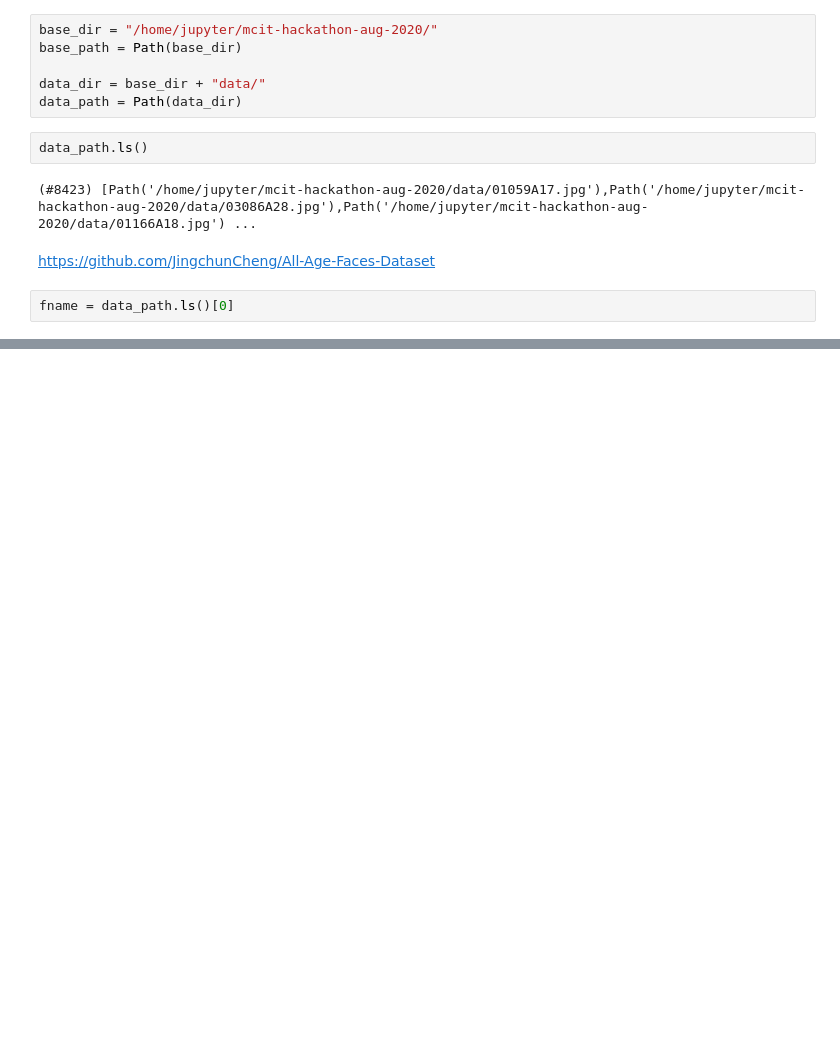
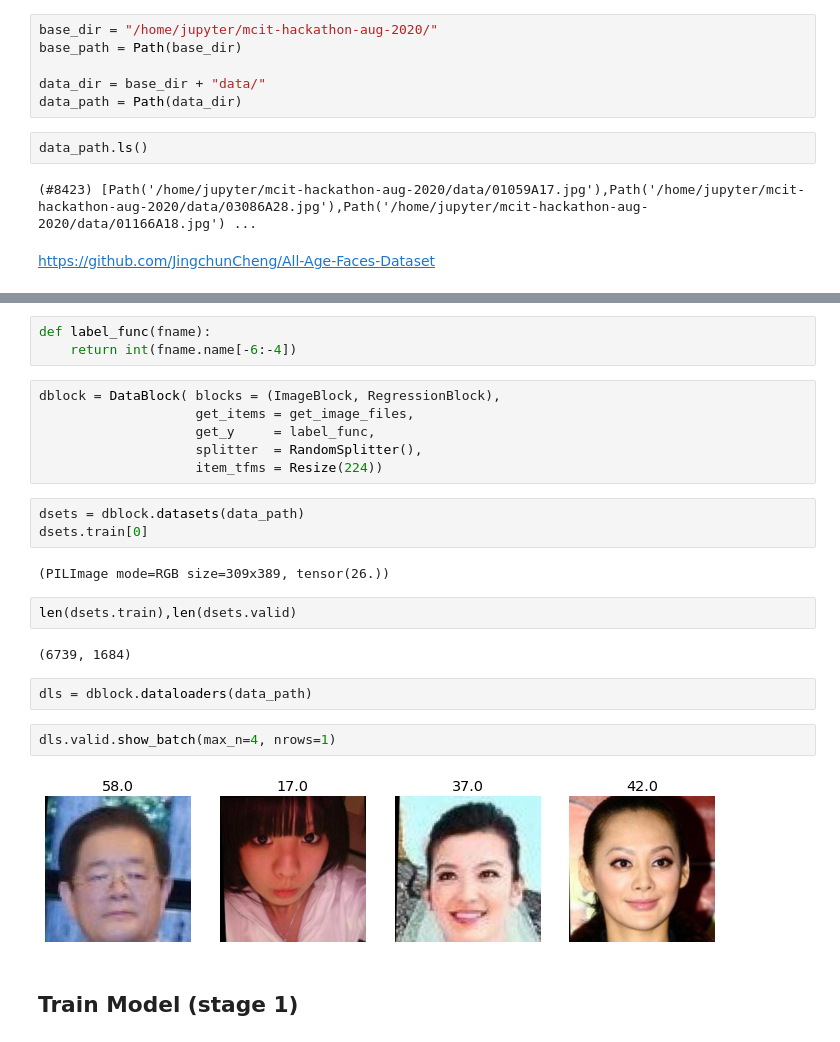
Before and after one commit to nikhilmaddirala/mcit-hackathon-2020, a Jupyter notebook: version 0-3.ipynb, the cells around one changed output, grey strips where cells are left out. Drawn from its saved outputs; the diff is of its cells as text; blank space fills up the shorter version.

```diff
--- a/version 0-3.ipynb
+++ b/version 0-3.ipynb
@@ -31,5 +33,3 @@ data_path.ls()
 (#8423) [Path('/home/jupyter/mcit-hackathon-aug-2020/data/01059A17.jpg'),Path('/home/jupyter/mcit-hackathon-aug-2020/data/03086A28.jpg'),Path('/home/jupyter/mcit-hackathon-aug-2020/data/01166A18.jpg') ...
 # %% [markdown]
 https://github.com/JingchunCheng/All-Age-Faces-Dataset
-# %%
-fname = data_path.ls()[0]
@@ -37,0 +42,26 @@ re.findall(r'(.+)_\d+.jpg$', fname.name)
+# %%
+def label_func(fname):
+    return int(fname.name[-6:-4])
+# %%
+dblock = DataBlock( blocks = (ImageBlock, RegressionBlock),
+                    get_items = get_image_files,
+                    get_y     = label_func,
+                    splitter  = RandomSplitter(),
+                    item_tfms = Resize(224))
+# %%
+dsets = dblock.datasets(data_path)
+dsets.train[0]
+# %% [output]
+(PILImage mode=RGB size=309x389, tensor(26.))
+# %%
+len(dsets.train),len(dsets.valid)
+# %% [output]
+(6739, 1684)
+# %%
+dls = dblock.dataloaders(data_path)
+# %%
+dls.valid.show_batch(max_n=4, nrows=1)
+# %% [output]
+[figure, added]
+# %% [markdown]
+## Train Model (stage 1)
```
Also changed, not shown: parts of 26 cells of this notebook.
